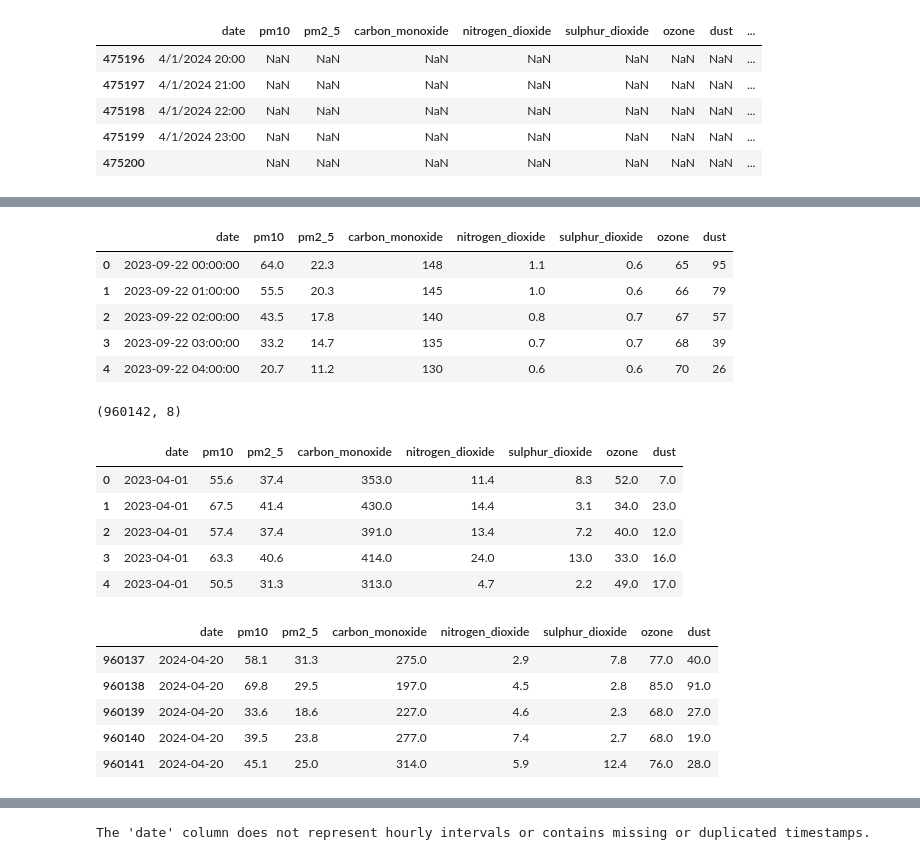
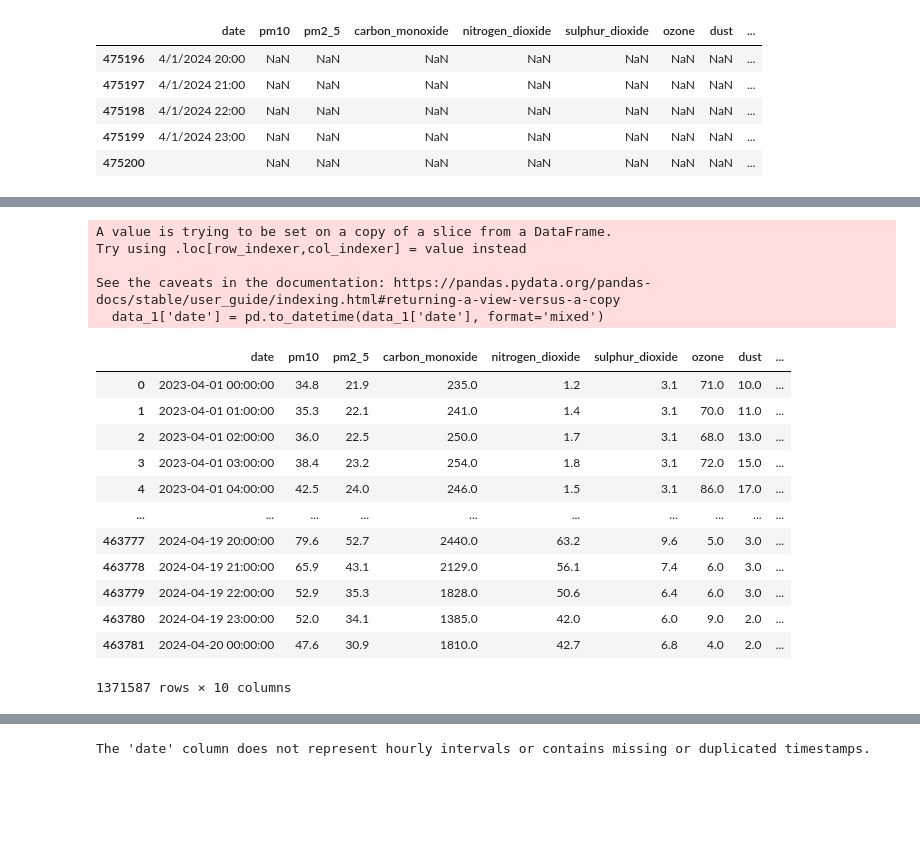
Before and after one commit to timothyafolami/Punjabaoi-Air-Quality-Prediction, a Jupyter notebook: notebook.ipynb, the cells around one changed output, grey strips where cells are left out. Cells and saved outputs as stored; diff of their text form; code cells hidden in the pictures; blank space fills up the shorter version.

Commit message:
Data cleaned

```diff
--- a/notebook.ipynb
+++ b/notebook.ipynb
@@ -169,13 +642,6 @@ cols
-# %%
-# selecting cols feature from the dataset
-df_1 = df_1[cols]
-df_2 = df_2[cols]
-df_3 = df_3[cols]
-df_4 = df_4[cols]
-df_5 = df_5[cols]
 # %%
 # adding all the dataframes together
-data = pd.concat([df_1, df_2, df_3, df_4, df_5], axis=0)
+data = pd.concat([df_4, df_1, df_2, df_3], axis=0)
 # %%
 data
 # %% [output]
@@ -201,0 +665,3 @@ data_1 = data.drop_duplicates(keep='first').reset_index(drop=True)
+# %%
+data_1 = data[cols]
+data_1
@@ -202,13 +716,25 @@ data_1 = data.drop_duplicates(keep='first').reset_index(drop=True)
+# %%
+# converting the date column to datetime
+data_1['date'] = pd.to_datetime(data_1['date'], format='mixed')
+# %% [output]
+A value is trying to be set on a copy of a slice from a DataFrame.
+Try using .loc[row_indexer,col_indexer] = value instead
+
+See the caveats in the documentation: https://pandas.pydata.org/pandas-docs/stable/user_guide/indexing.html#returning-a-view-versus-a-copy
+  data_1['date'] = pd.to_datetime(data_1['date'], format='mixed')
 # %%
-data_1.head()
+data_1
 # %% [output]
-|  | date | pm10 | pm2_5 | carbon_monoxide | nitrogen_dioxide | sulphur_dioxide | ozone | dust |
-| 0 | 2023-09-22 00:00:00 | 64.0 | 22.3 | 148 | 1.1 | 0.6 | 65 | 95 |
-| 1 | 2023-09-22 01:00:00 | 55.5 | 20.3 | 145 | 1.0 | 0.6 | 66 | 79 |
-| 2 | 2023-09-22 02:00:00 | 43.5 | 17.8 | 140 | 0.8 | 0.7 | 67 | 57 |
-| 3 | 2023-09-22 03:00:00 | 33.2 | 14.7 | 135 | 0.7 | 0.7 | 68 | 39 |
-| 4 | 2023-09-22 04:00:00 | 20.7 | 11.2 | 130 | 0.6 | 0.6 | 70 | 26 |
+|  | date | pm10 | pm2_5 | carbon_monoxide | nitrogen_dioxide | sulphur_dioxide | ozone | dust | ... |
+| 0 | 2023-04-01 00:00:00 | 34.8 | 21.9 | 235.0 | 1.2 | 3.1 | 71.0 | 10.0 | ... |
+| 1 | 2023-04-01 01:00:00 | 35.3 | 22.1 | 241.0 | 1.4 | 3.1 | 70.0 | 11.0 | ... |
+| 2 | 2023-04-01 02:00:00 | 36.0 | 22.5 | 250.0 | 1.7 | 3.1 | 68.0 | 13.0 | ... |
+| 3 | 2023-04-01 03:00:00 | 38.4 | 23.2 | 254.0 | 1.8 | 3.1 | 72.0 | 15.0 | ... |
+| 4 | 2023-04-01 04:00:00 | 42.5 | 24.0 | 246.0 | 1.5 | 3.1 | 86.0 | 17.0 | ... |
+| ... | ... | ... | ... | ... | ... | ... | ... | ... | ... |
+| 463777 | 2024-04-19 20:00:00 | 79.6 | 52.7 | 2440.0 | 63.2 | 9.6 | 5.0 | 3.0 | ... |
+| 463778 | 2024-04-19 21:00:00 | 65.9 | 43.1 | 2129.0 | 56.1 | 7.4 | 6.0 | 3.0 | ... |
+| 463779 | 2024-04-19 22:00:00 | 52.9 | 35.3 | 1828.0 | 50.6 | 6.4 | 6.0 | 3.0 | ... |
+| 463780 | 2024-04-19 23:00:00 | 52.0 | 34.1 | 1385.0 | 42.0 | 6.0 | 9.0 | 2.0 | ... |
+| 463781 | 2024-04-20 00:00:00 | 47.6 | 30.9 | 1810.0 | 42.7 | 6.8 | 4.0 | 2.0 | ... |
+1371587 rows × 10 columns
-# %%
-data_1.shape
-# %% [output]
-(960142, 8)
@@ -218,18 +740,0 @@ data_2 = data_1.sort_values(by='date', ascending=True).reset_index(drop=True)
-# %%
-data_2.head()
-# %% [output]
-|  | date | pm10 | pm2_5 | carbon_monoxide | nitrogen_dioxide | sulphur_dioxide | ozone | dust |
-| 0 | 2023-04-01 | 55.6 | 37.4 | 353.0 | 11.4 | 8.3 | 52.0 | 7.0 |
-| 1 | 2023-04-01 | 67.5 | 41.4 | 430.0 | 14.4 | 3.1 | 34.0 | 23.0 |
-| 2 | 2023-04-01 | 57.4 | 37.4 | 391.0 | 13.4 | 7.2 | 40.0 | 12.0 |
-| 3 | 2023-04-01 | 63.3 | 40.6 | 414.0 | 24.0 | 13.0 | 33.0 | 16.0 |
-| 4 | 2023-04-01 | 50.5 | 31.3 | 313.0 | 4.7 | 2.2 | 49.0 | 17.0 |
-# %%
-data_2.tail()
-# %% [output]
-|  | date | pm10 | pm2_5 | carbon_monoxide | nitrogen_dioxide | sulphur_dioxide | ozone | dust |
-| 960137 | 2024-04-20 | 58.1 | 31.3 | 275.0 | 2.9 | 7.8 | 77.0 | 40.0 |
-| 960138 | 2024-04-20 | 69.8 | 29.5 | 197.0 | 4.5 | 2.8 | 85.0 | 91.0 |
-| 960139 | 2024-04-20 | 33.6 | 18.6 | 227.0 | 4.6 | 2.3 | 68.0 | 27.0 |
-| 960140 | 2024-04-20 | 39.5 | 23.8 | 277.0 | 7.4 | 2.7 | 68.0 | 19.0 |
-| 960141 | 2024-04-20 | 45.1 | 25.0 | 314.0 | 5.9 | 12.4 | 76.0 | 28.0 |
```
Also changed, not shown: parts of 71 cells of this notebook, 2 other files.
